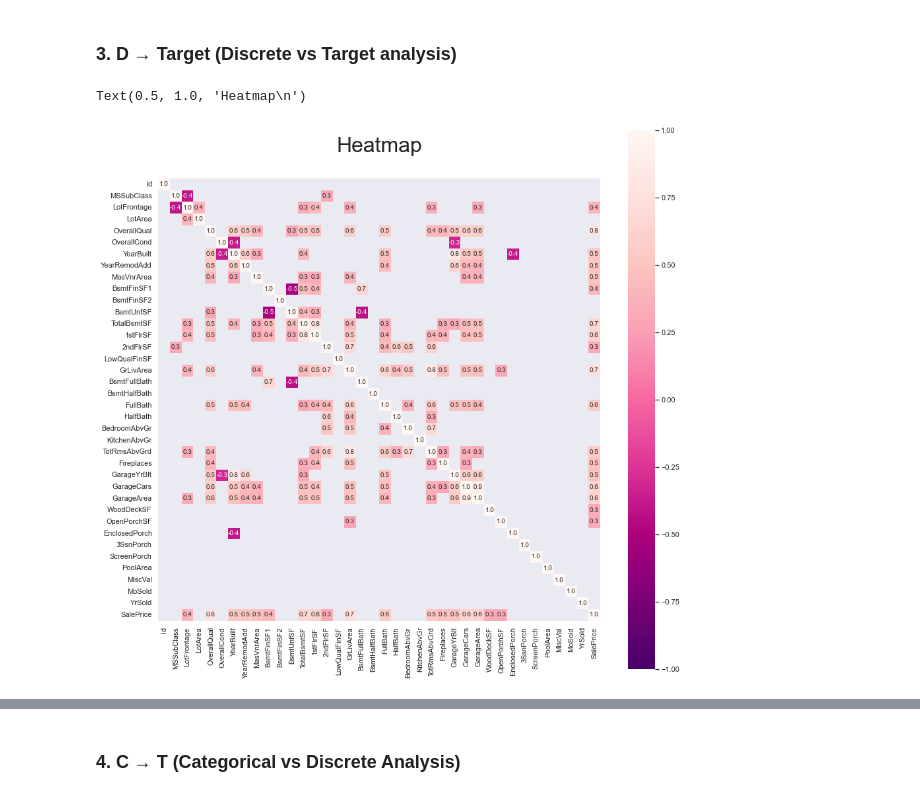
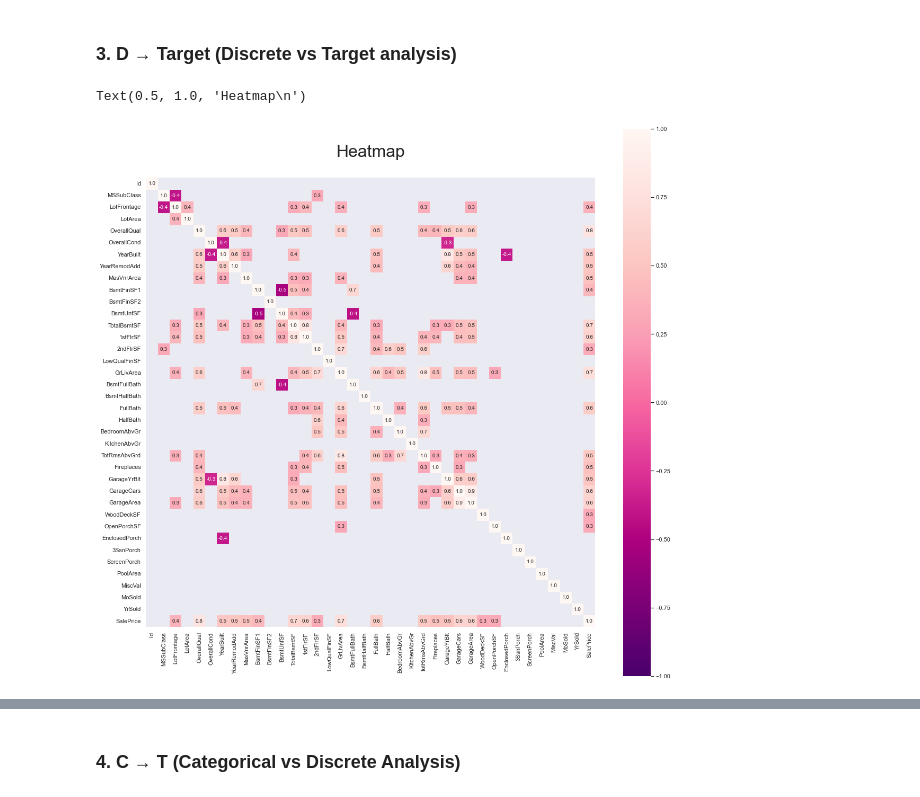
Before and after one commit to AmoghPradeep/house-price-prediction, a Jupyter notebook: main.ipynb, the cells around one changed output, grey strips where cells are left out. Saved outputs shown, nothing was run; the diff lists cells and outputs as text; code cells hidden in the pictures.

```diff
--- a/main.ipynb
+++ b/main.ipynb
@@ -154,14 +154,14 @@ A positive correlation can is visible, but there are **too** many outliers every
 # %% [markdown]
 ### 3. **D → Target** (Discrete vs Target analysis)
 # %%
-plt.figure(figsize = (15, 15))
+plt.figure(figsize = (19 , 19))
 corr = train_df.corr()
 sns.heatmap(corr[(corr >= 0.3) | (corr <= -0.3)], vmax=1.0, vmin=-1.0, linewidths=0,
             annot=True, square=True, fmt = ".1f", cmap = "RdPu_r");
 plt.title("Heatmap\n", fontsize = 32)
 # %% [output]
 Text(0.5, 1.0, 'Heatmap\n')
-[figure, old version]
+[figure, new version]
 # %%
 features = ['OverallQual', 'GrLivArea', 'TotalBsmtSF', '1stFlrSF', 'GarageArea','YearBuilt','YearRemodAdd', 'GarageYrBlt', 'MasVnrArea']
 plt.figure(figsize = (19, 12))
```
Also changed, not shown: parts of 31 cells of this notebook.
